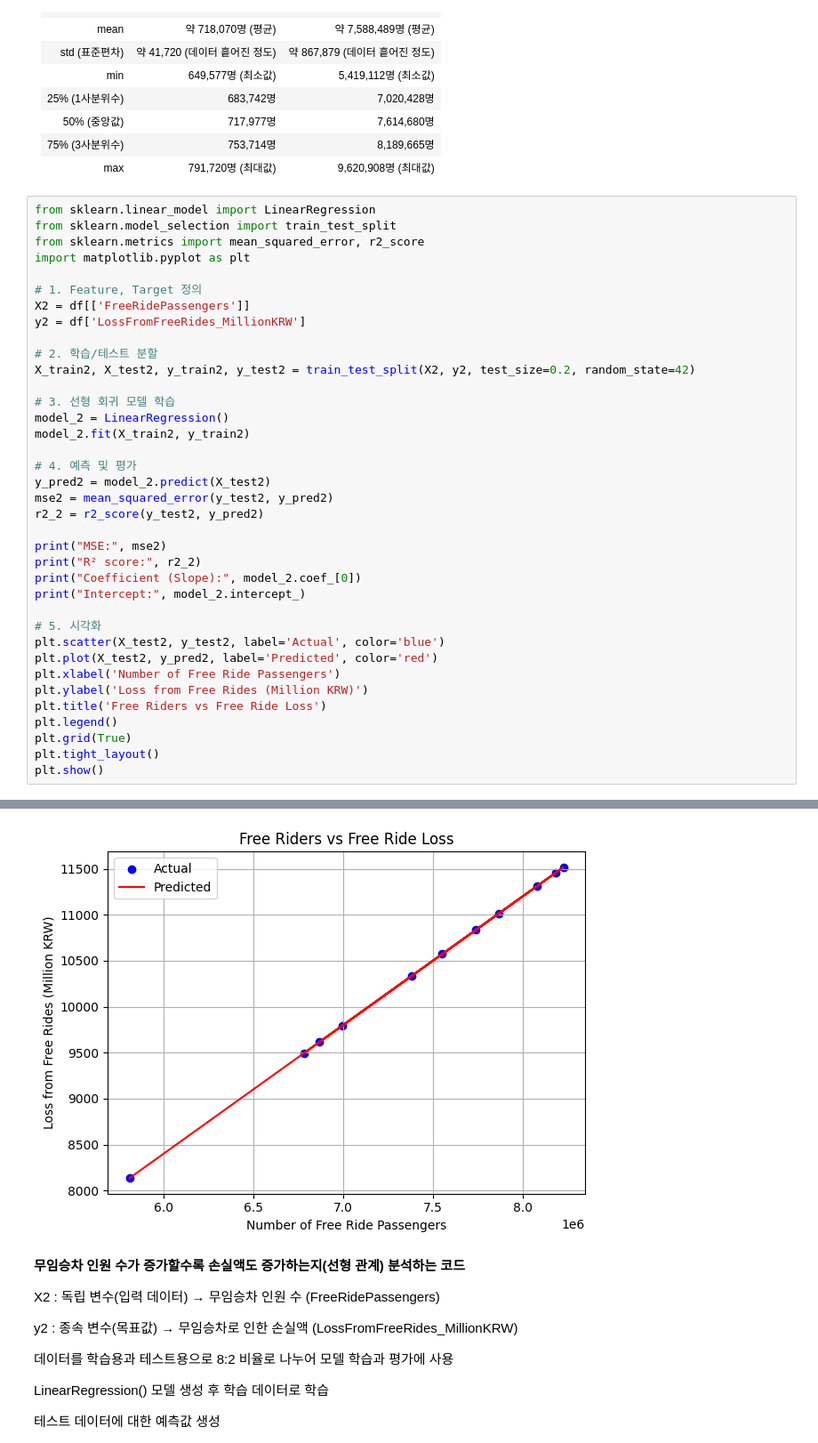
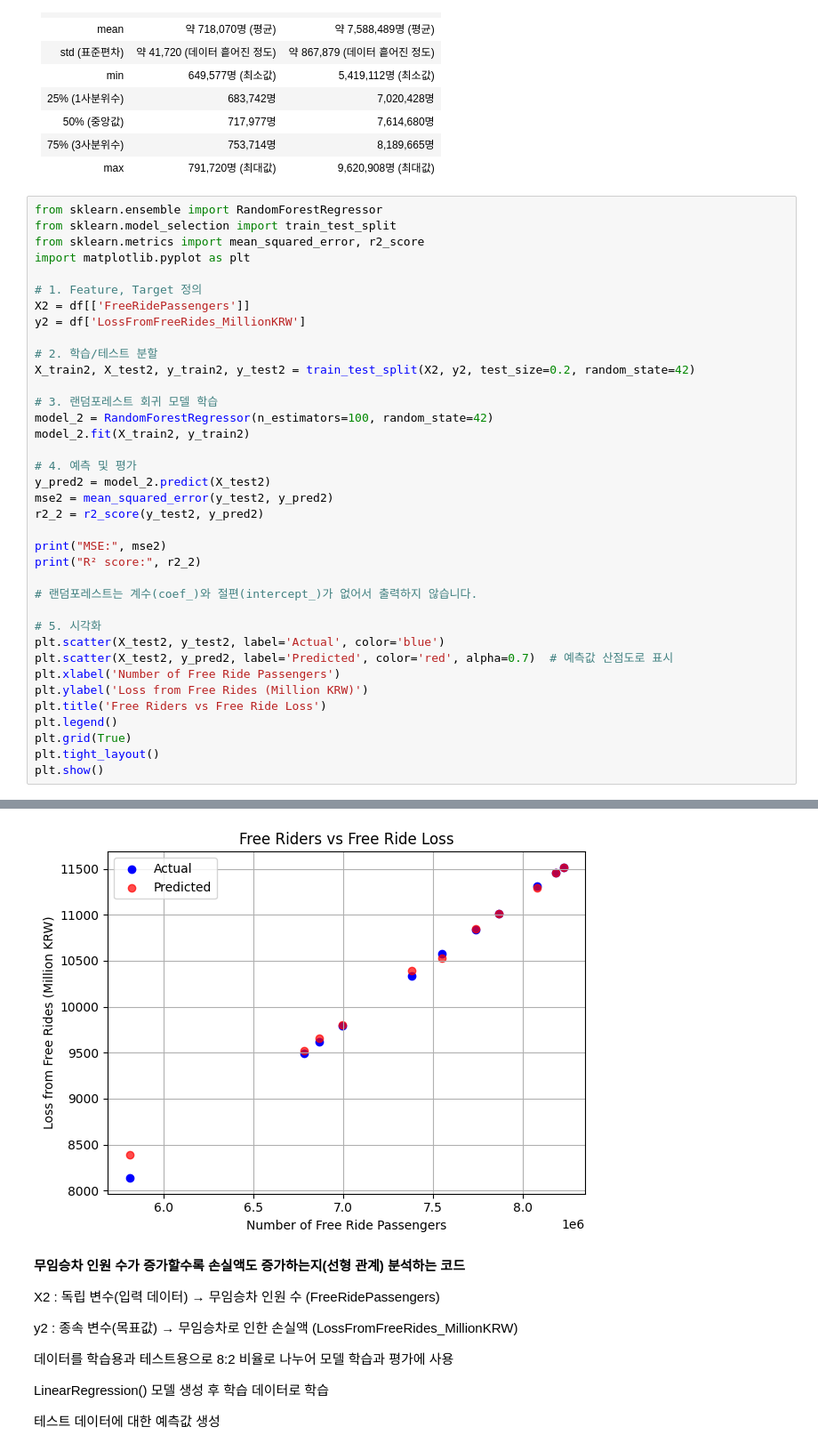
Before and after one commit to suyeonlee333333/oss2025, a Jupyter notebook: free_rider_simulator.ipynb, the cells around one changed output, grey strips where cells are left out. Shown at 89% size. Cells and saved outputs as stored; diff of their text form.

```diff
--- a/free_rider_simulator.ipynb
+++ b/free_rider_simulator.ipynb
@@ -170,7 +170,7 @@ max       791720.000000        9.620908e+06
 | 75% (3사분위수) | 753,714명              | 8,189,665명             |
 | max         | 791,720명 (최대값)        | 9,620,908명 (최대값)       |
 # %%
-from sklearn.linear_model import LinearRegression
+from sklearn.ensemble import RandomForestRegressor
 from sklearn.model_selection import train_test_split
 from sklearn.metrics import mean_squared_error, r2_score
 import matplotlib.pyplot as plt
@@ -182,8 +182,8 @@ y2 = df['LossFromFreeRides_MillionKRW']
 # 2. 학습/테스트 분할
 X_train2, X_test2, y_train2, y_test2 = train_test_split(X2, y2, test_size=0.2, random_state=42)
 
-# 3. 선형 회귀 모델 학습
-model_2 = LinearRegression()
+# 3. 랜덤포레스트 회귀 모델 학습
+model_2 = RandomForestRegressor(n_estimators=100, random_state=42)
 model_2.fit(X_train2, y_train2)
 
 # 4. 예측 및 평가
@@ -193,12 +193,12 @@ r2_2 = r2_score(y_test2, y_pred2)
 
 print("MSE:", mse2)
 print("R² score:", r2_2)
-print("Coefficient (Slope):", model_2.coef_[0])
-print("Intercept:", model_2.intercept_)
+
+# 랜덤포레스트는 계수(coef_)와 절편(intercept_)가 없어서 출력하지 않습니다.
 
 # 5. 시각화
 plt.scatter(X_test2, y_test2, label='Actual', color='blue')
-plt.plot(X_test2, y_pred2, label='Predicted', color='red')
+plt.scatter(X_test2, y_pred2, label='Predicted', color='red', alpha=0.7)  # 예측값 산점도로 표시
 plt.xlabel('Number of Free Ride Passengers')
 plt.ylabel('Loss from Free Rides (Million KRW)')
 plt.title('Free Riders vs Free Ride Loss')
@@ -214,4 +212,4 @@ Intercept: 0.0
-[figure, old version]
+[figure, new version]
 # %% [markdown]
 **무임승차 인원 수가 증가할수록 손실액도 증가하는지(선형 관계) 분석하는 코드**
 
```
Also changed, not shown: parts of 6 cells of this notebook.
